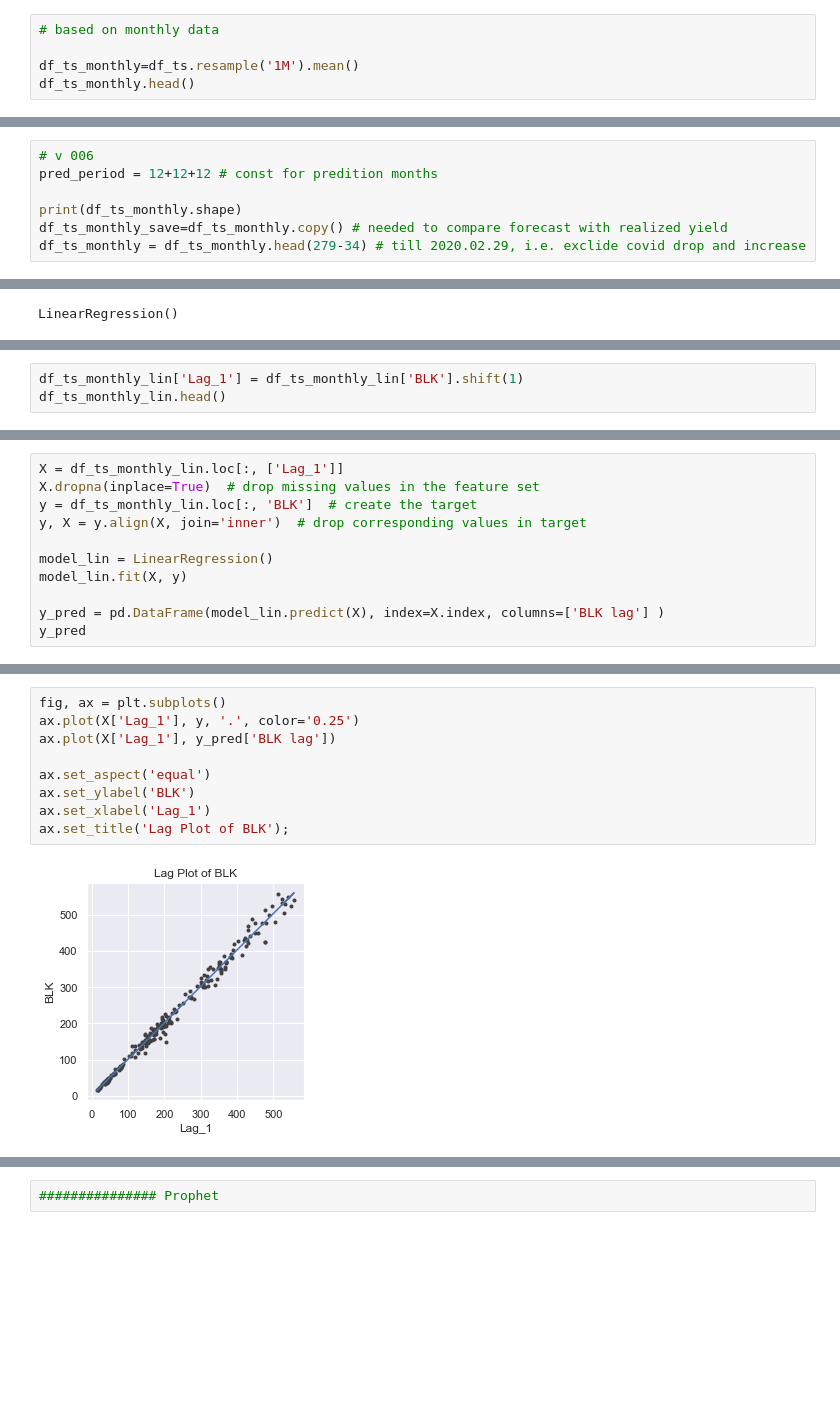
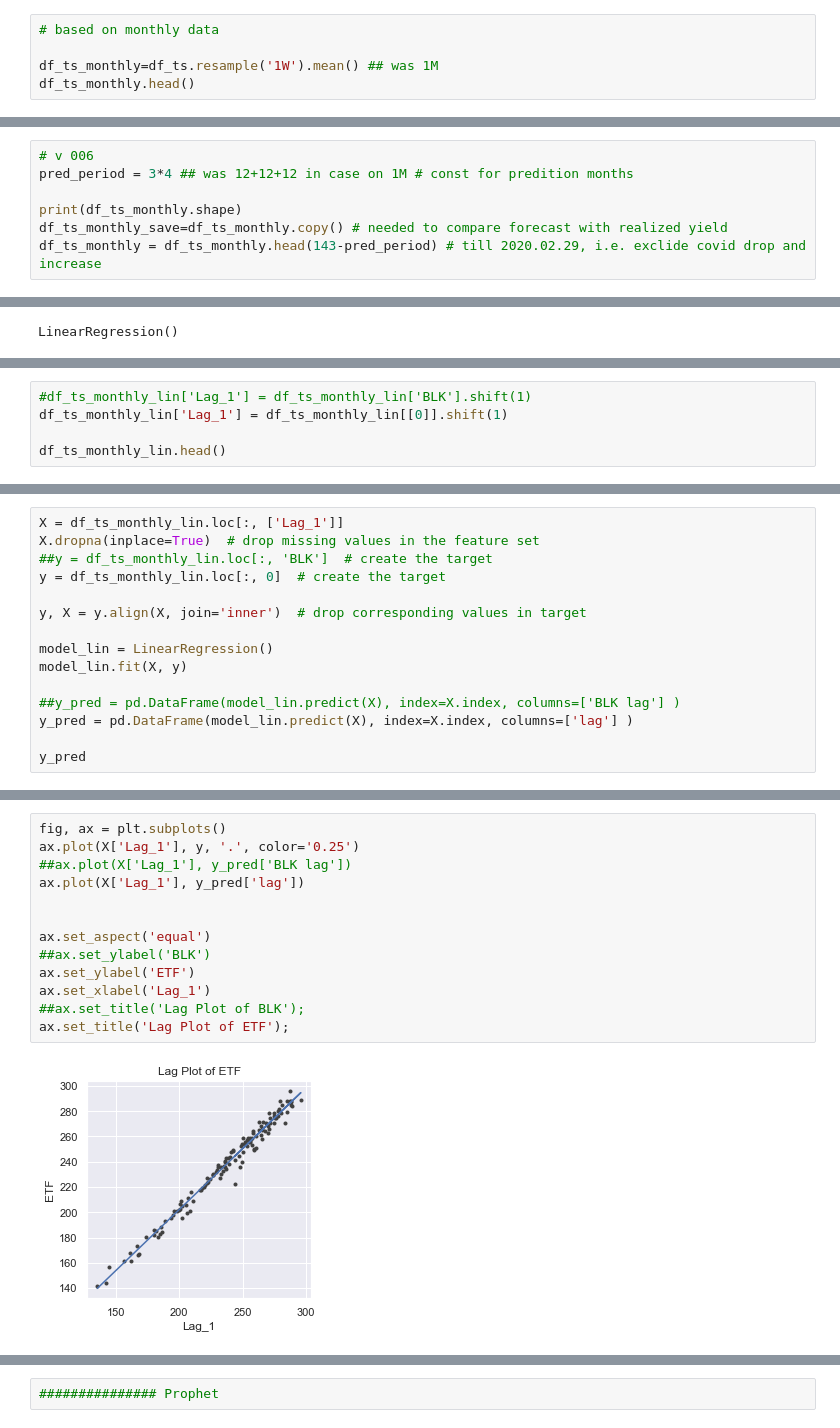
Before and after one commit to RohitRanjan1812/OPA_repo, a Jupyter notebook: 002_timeseries_prediction.ipynb, the cells around one changed output, grey strips where cells are left out. Drawn from its saved outputs; the diff is of its cells as text; blank space fills up the shorter version.

```diff
--- a/002_timeseries_prediction.ipynb
+++ b/002_timeseries_prediction.ipynb
@@ -123,7 +148,7 @@ plt.plot(df_ts);
 # %%
 # based on monthly data
 
-df_ts_monthly=df_ts.resample('1M').mean()
+df_ts_monthly=df_ts.resample('1W').mean() ## was 1M
 df_ts_monthly.head()
 # %% [output]
 Date
@@ -136,8 +161,8 @@ Freq: M, Name: BLK, dtype: float64
 # %%
 # v 006
-pred_period = 12+12+12 # const for predition months
+pred_period = 3*4 ## was 12+12+12 in case on 1M # const for predition months
 
 print(df_ts_monthly.shape)
 df_ts_monthly_save=df_ts_monthly.copy() # needed to compare forecast with realized yield
-df_ts_monthly = df_ts_monthly.head(279-34) # till 2020.02.29, i.e. exclide covid drop and increase
+df_ts_monthly = df_ts_monthly.head(143-pred_period) # till 2020.02.29, i.e. exclide covid drop and increase
 # %% [output]
@@ -336,4 +394,6 @@ ax.set_title('Linear model');
 # %%
-df_ts_monthly_lin['Lag_1'] = df_ts_monthly_lin['BLK'].shift(1)
+#df_ts_monthly_lin['Lag_1'] = df_ts_monthly_lin['BLK'].shift(1)
+df_ts_monthly_lin['Lag_1'] = df_ts_monthly_lin[[0]].shift(1)
+
 df_ts_monthly_lin.head()
 # %% [output]
@@ -347,12 +407,16 @@ df_ts_monthly_lin.head()
 # %%
 X = df_ts_monthly_lin.loc[:, ['Lag_1']]
 X.dropna(inplace=True)  # drop missing values in the feature set
-y = df_ts_monthly_lin.loc[:, 'BLK']  # create the target
+##y = df_ts_monthly_lin.loc[:, 'BLK']  # create the target
+y = df_ts_monthly_lin.loc[:, 0]  # create the target
+
 y, X = y.align(X, join='inner')  # drop corresponding values in target
 
 model_lin = LinearRegression()
 model_lin.fit(X, y)
 
-y_pred = pd.DataFrame(model_lin.predict(X), index=X.index, columns=['BLK lag'] )
+##y_pred = pd.DataFrame(model_lin.predict(X), index=X.index, columns=['BLK lag'] )
+y_pred = pd.DataFrame(model_lin.predict(X), index=X.index, columns=['lag'] )
+
 y_pred
 # %% [output]
@@ -373,12 +437,16 @@ y_pred
 # %%
 fig, ax = plt.subplots()
 ax.plot(X['Lag_1'], y, '.', color='0.25')
-ax.plot(X['Lag_1'], y_pred['BLK lag'])
+##ax.plot(X['Lag_1'], y_pred['BLK lag'])
+ax.plot(X['Lag_1'], y_pred['lag'])
+
 
 ax.set_aspect('equal')
-ax.set_ylabel('BLK')
+##ax.set_ylabel('BLK')
+ax.set_ylabel('ETF')
 ax.set_xlabel('Lag_1')
-ax.set_title('Lag Plot of BLK');
+##ax.set_title('Lag Plot of BLK');
+ax.set_title('Lag Plot of ETF');
 # %% [output]
-[figure, old version]
+[figure, new version]
 # %%
```
Also changed, not shown: parts of 35 cells of this notebook.
